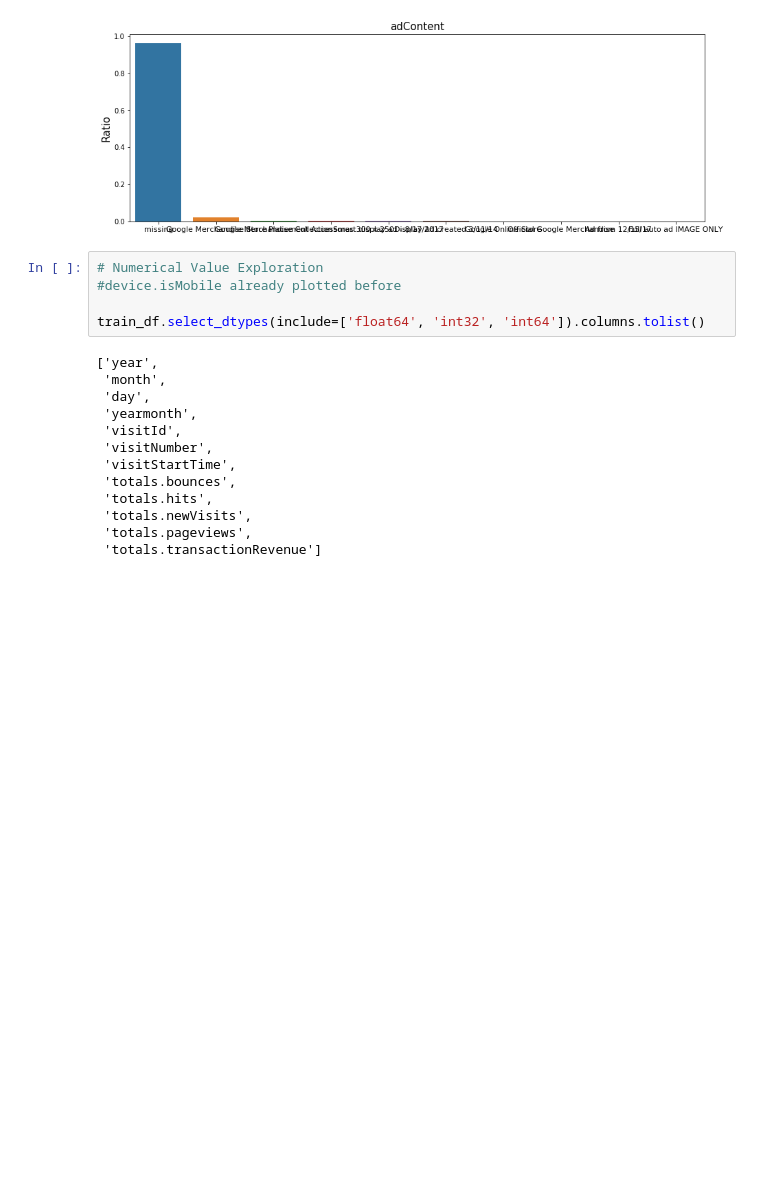
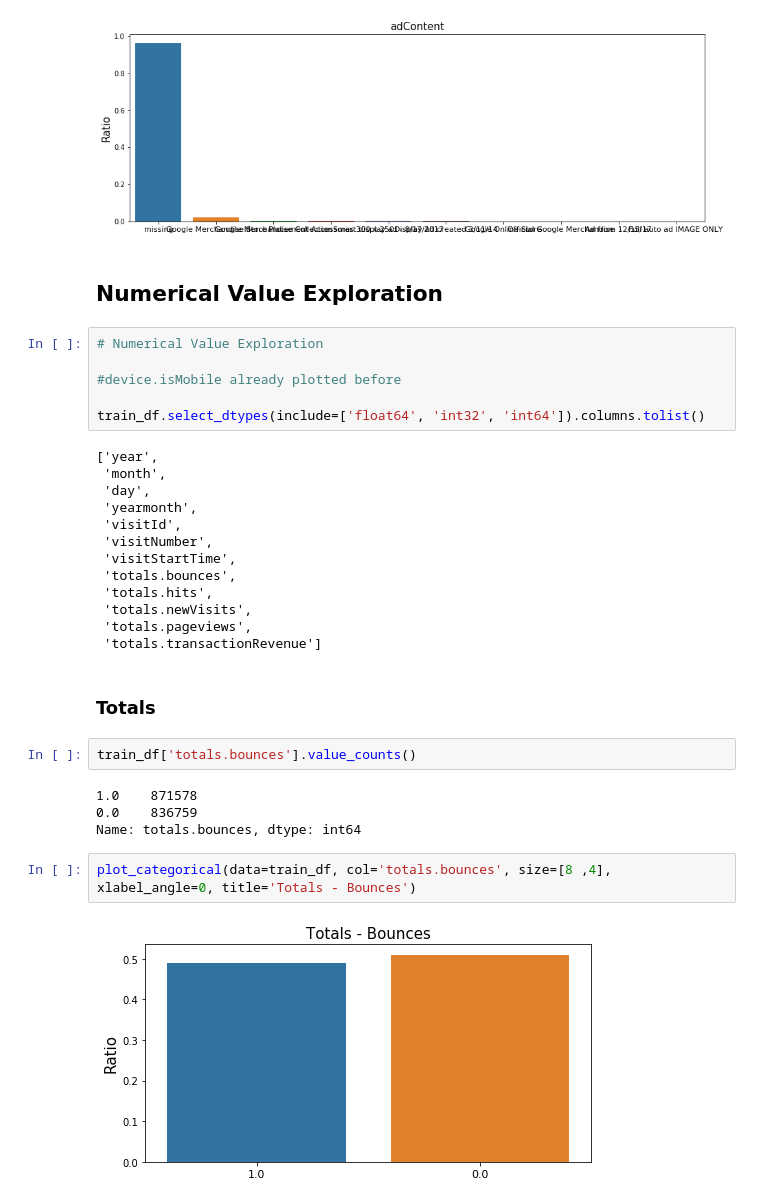
Before and after one commit to thunderbait/CM3203-C1615525, a Jupyter notebook: Code/3-exploratory-data-analysis.ipynb, the cells around one changed output. Cells and saved outputs as stored; diff of their text form; blank space fills up the shorter version.

```diff
--- a/Code/3-exploratory-data-analysis.ipynb
+++ b/Code/3-exploratory-data-analysis.ipynb
@@ -308,8 +310,11 @@ plot_categorical(data=train_df, col='trafficSource.campaign', xlabel_angle=0, ti
 plot_categorical(data=train_df, col='trafficSource.adContent', xlabel_angle=0, title='adContent', max_cat=[0, 10])
 # %% [output]
 [figure]
+# %% [markdown]
+## Numerical Value Exploration
 # %%
 # Numerical Value Exploration
+
 #device.isMobile already plotted before
 
 train_df.select_dtypes(include=['float64', 'int32', 'int64']).columns.tolist()
@@ -326,3 +331,15 @@ train_df.select_dtypes(include=['float64', 'int32', 'int64']).columns.tolist()
  'totals.newVisits',
  'totals.pageviews',
  'totals.transactionRevenue']
+# %% [markdown]
+### Totals
+# %%
+train_df['totals.bounces'].value_counts()
+# %% [output]
+1.0    871578
+0.0    836759
+Name: totals.bounces, dtype: int64
+# %%
+plot_categorical(data=train_df, col='totals.bounces', size=[8 ,4], xlabel_angle=0, title='Totals - Bounces')
+# %% [output]
+[figure, added]
```
Also changed, not shown: parts of 9 cells of this notebook.
